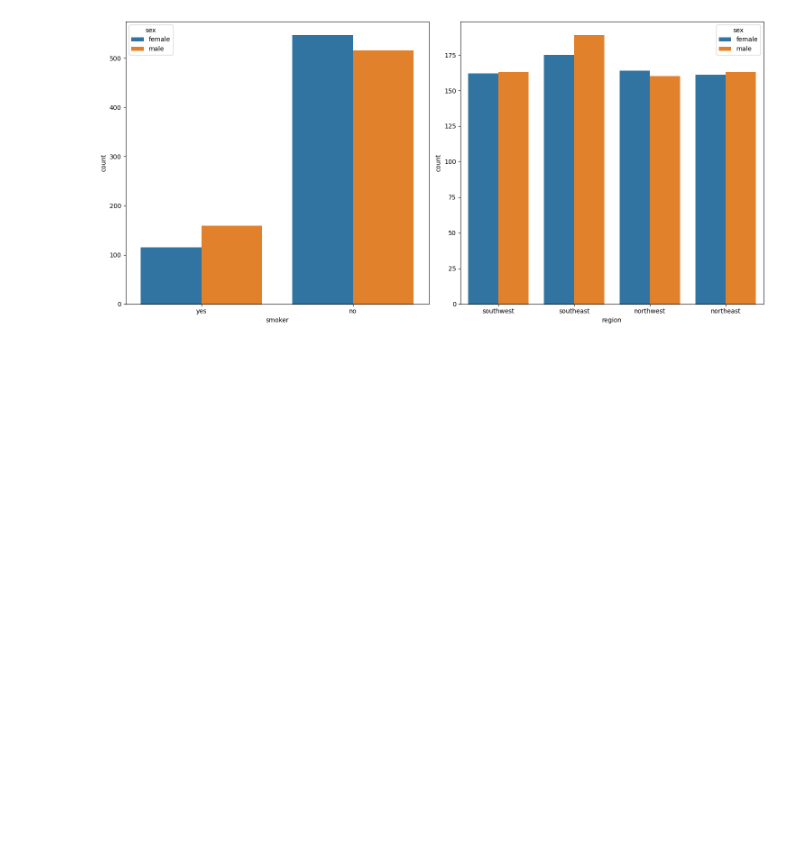
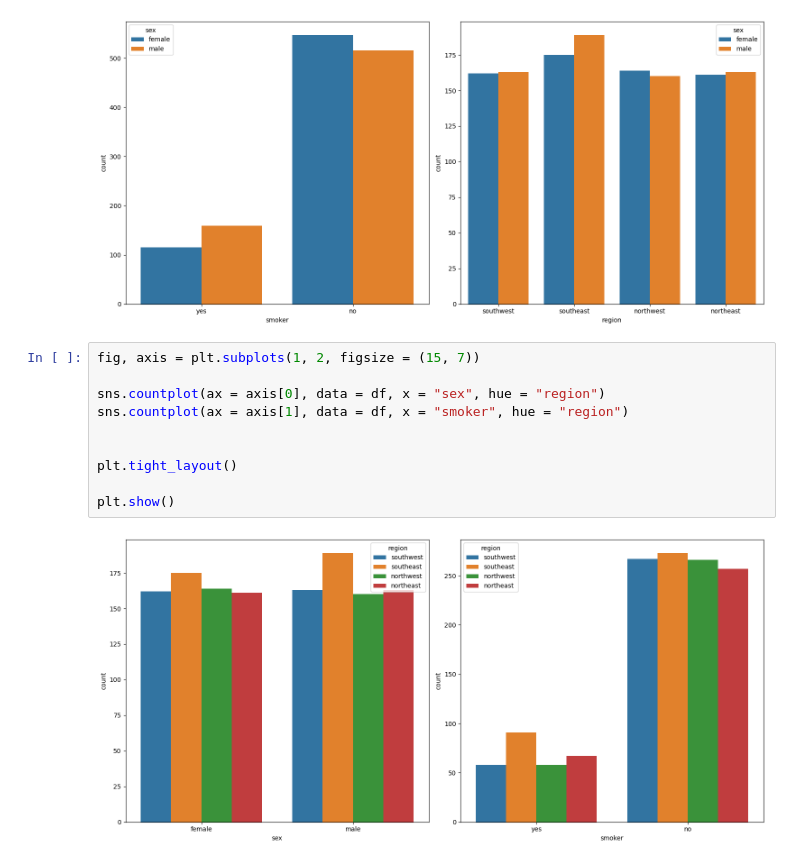
Before and after one commit to bartowen/linear_regression, a Jupyter notebook: src/explore.ipynb, the cells around one changed output. Cells and saved outputs as stored; diff of their text form; blank space fills up the shorter version.

```diff
--- a/src/explore.ipynb
+++ b/src/explore.ipynb
@@ -174,3 +174,15 @@ plt.tight_layout()
 plt.show()
 # %% [output]
 [figure]
+# %%
+fig, axis = plt.subplots(1, 2, figsize = (15, 7))
+
+sns.countplot(ax = axis[0], data = df, x = "sex", hue = "region")
+sns.countplot(ax = axis[1], data = df, x = "smoker", hue = "region")
+
+
+plt.tight_layout()
+
+plt.show()
+# %% [output]
+[figure, added]
```
Also changed, not shown: parts of 1 cell of this notebook.
